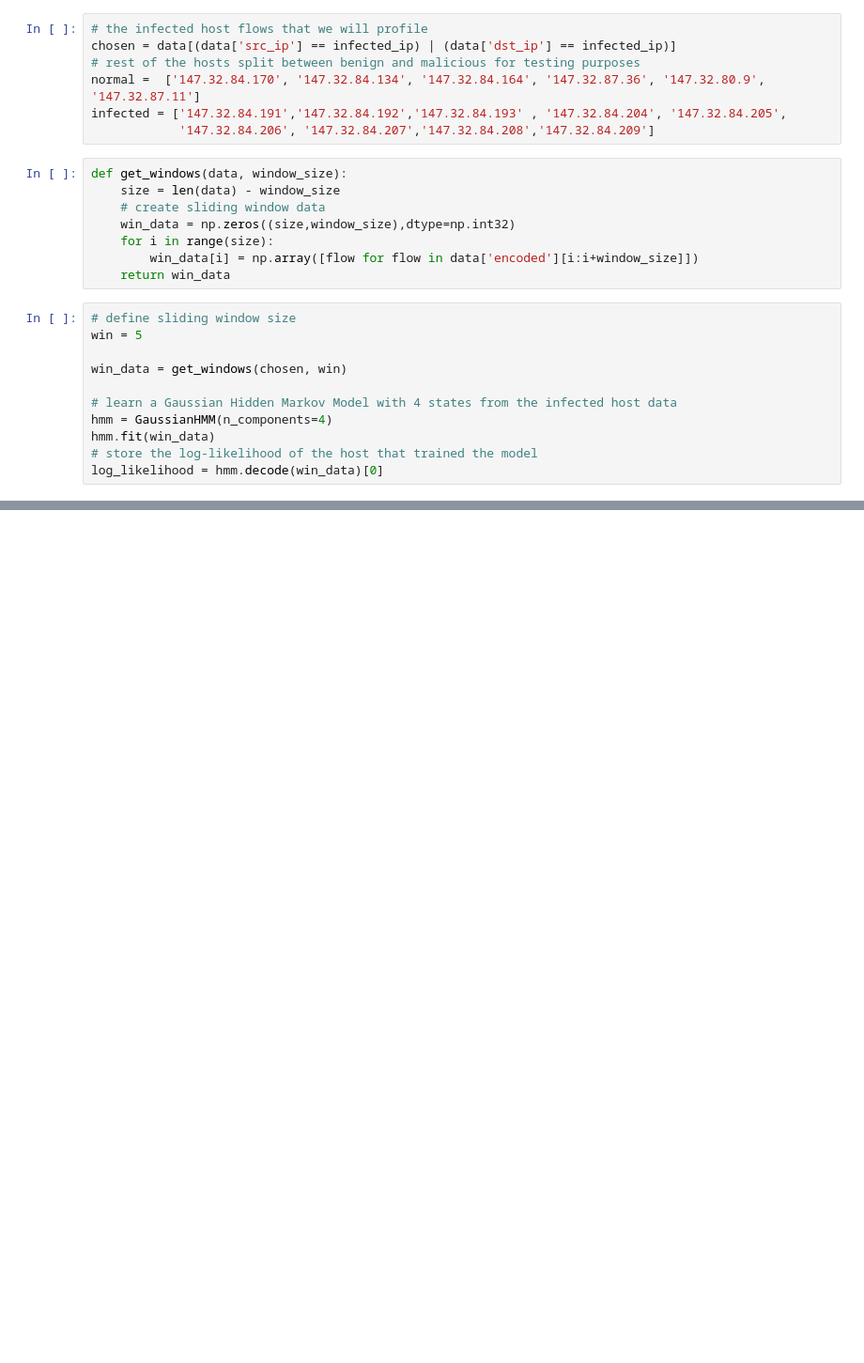
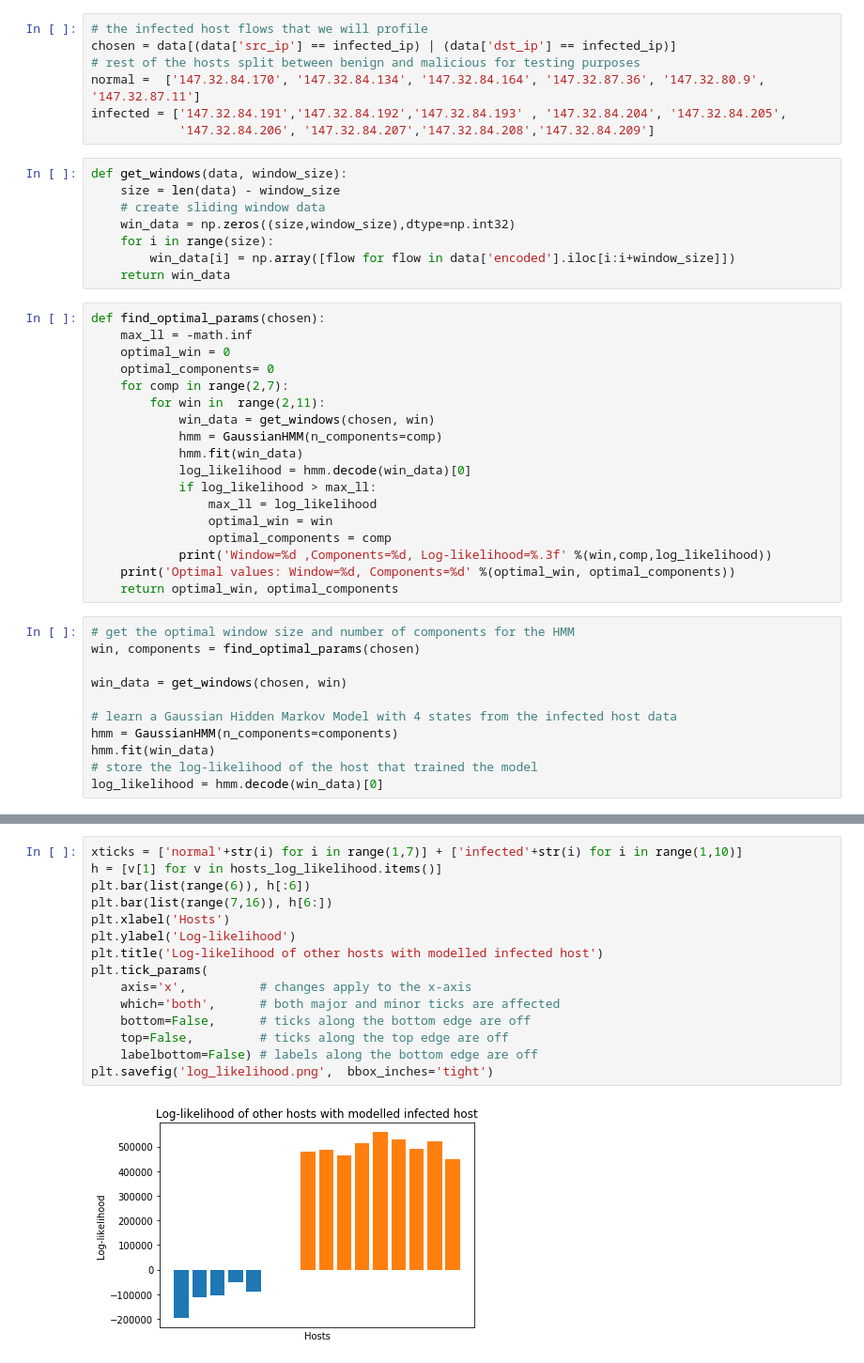
Before and after one commit to RafailSkoulos17/cyber_data_analytics, a Jupyter notebook: streams/profiling.ipynb, the cells around one changed output, grey strips where cells are left out. Shown at 94% size. Saved outputs shown, nothing was run; the diff lists cells and outputs as text; blank space fills up the shorter version.

```diff
--- a/streams/profiling.ipynb
+++ b/streams/profiling.ipynb
@@ -62,16 +69,34 @@ def get_windows(data, window_size):
     # create sliding window data
     win_data = np.zeros((size,window_size),dtype=np.int32)
     for i in range(size):
-        win_data[i] = np.array([flow for flow in data['encoded'][i:i+window_size]])
+        win_data[i] = np.array([flow for flow in data['encoded'].iloc[i:i+window_size]])
     return win_data
+# %%
+def find_optimal_params(chosen):
+    max_ll = -math.inf
+    optimal_win = 0
+    optimal_components= 0
+    for comp in range(2,7):
+        for win in  range(2,11):
+            win_data = get_windows(chosen, win)
+            hmm = GaussianHMM(n_components=comp)
+            hmm.fit(win_data)
+            log_likelihood = hmm.decode(win_data)[0]
+            if log_likelihood > max_ll:
+                max_ll = log_likelihood
+                optimal_win = win
+                optimal_components = comp
+            print('Window=%d ,Components=%d, Log-likelihood=%.3f' %(win,comp,log_likelihood))
+    print('Optimal values: Window=%d, Components=%d' %(optimal_win, optimal_components))
+    return optimal_win, optimal_components
 # %%
-# define sliding window size
-win = 5
+# get the optimal window size and number of components for the HMM
+win, components = find_optimal_params(chosen)
 
 win_data = get_windows(chosen, win)
 
 # learn a Gaussian Hidden Markov Model with 4 states from the infected host data
-hmm = GaussianHMM(n_components=4)
+hmm = GaussianHMM(n_components=components)
 hmm.fit(win_data)
 # store the log-likelihood of the host that trained the model
 log_likelihood = hmm.decode(win_data)[0]
@@ -130,3 +151,20 @@ hosts_log_likelihood
+# %%
+xticks = ['normal'+str(i) for i in range(1,7)] + ['infected'+str(i) for i in range(1,10)]
+h = [v[1] for v in hosts_log_likelihood.items()]
+plt.bar(list(range(6)), h[:6])
+plt.bar(list(range(7,16)), h[6:])
+plt.xlabel('Hosts')
+plt.ylabel('Log-likelihood')
+plt.title('Log-likelihood of other hosts with modelled infected host')
+plt.tick_params(
+    axis='x',          # changes apply to the x-axis
+    which='both',      # both major and minor ticks are affected
+    bottom=False,      # ticks along the bottom edge are off
+    top=False,         # ticks along the top edge are off
+    labelbottom=False) # labels along the bottom edge are off
+plt.savefig('log_likelihood.png',  bbox_inches='tight')
+# %% [output]
+[figure, added]
 # %%
 # evaluate results using the log-likelihood distance of hosts from the one who trained the model
 TP = 0
```
Also changed, not shown: parts of 8 cells of this notebook, 4 other files.
